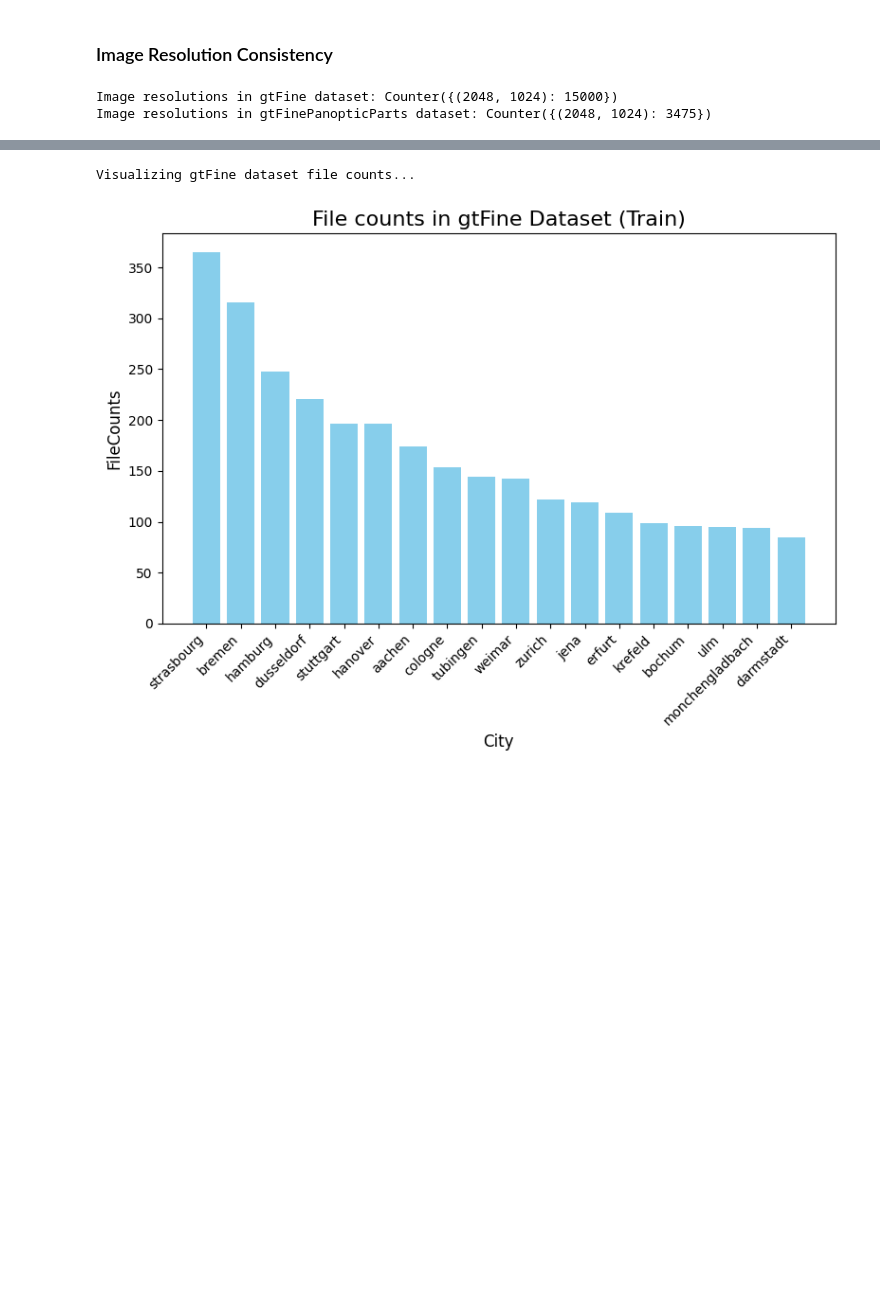
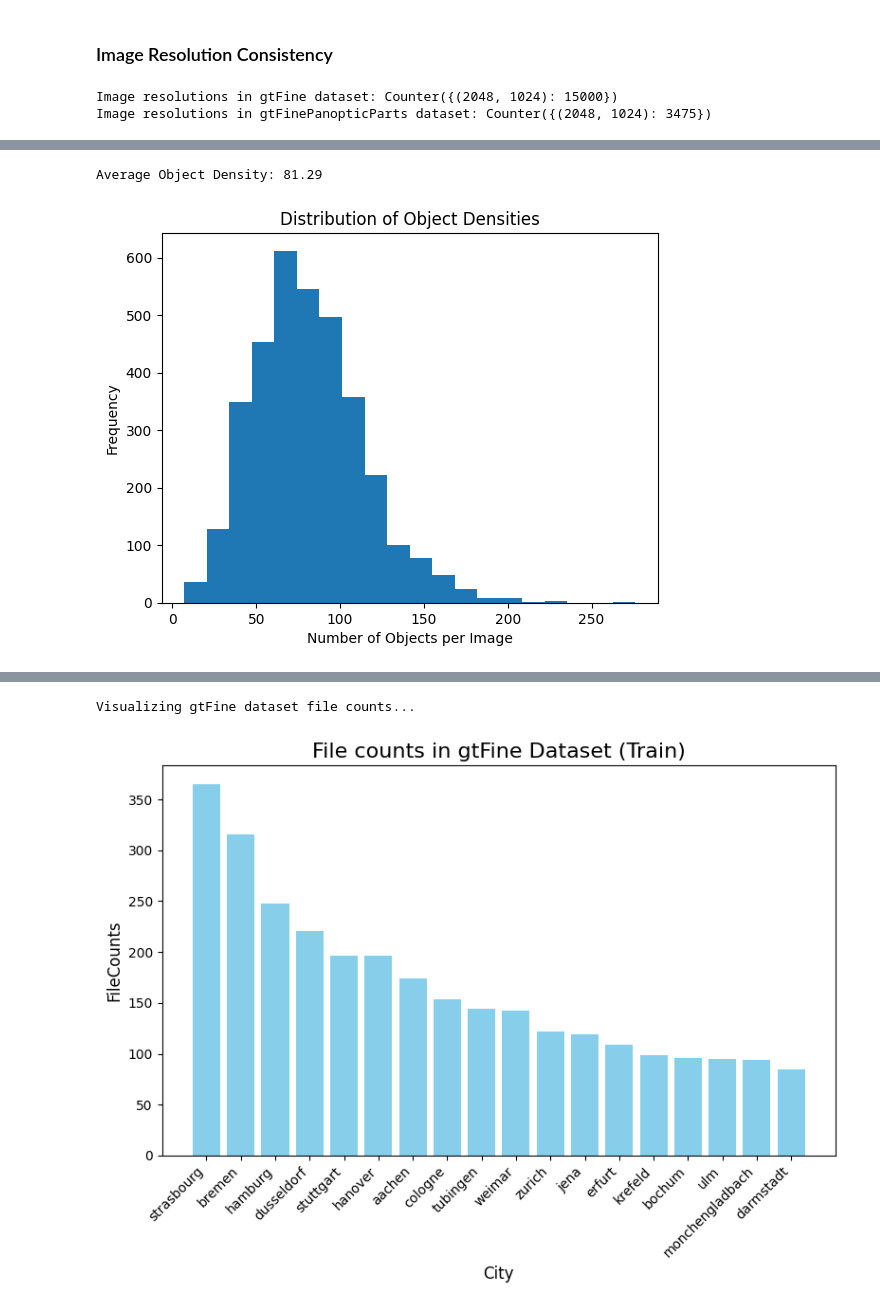
Before and after one commit to raz0208/City-Person-Dataset-EDA, a Jupyter notebook: CityPersonDatasetEDA.ipynb, the cells around one changed output, grey strips where cells are left out. Drawn from its saved outputs; the diff is of its cells as text; code cells hidden in the pictures; blank space fills up the shorter version.

```diff
--- a/CityPersonDatasetEDA.ipynb
+++ b/CityPersonDatasetEDA.ipynb
@@ -532,0 +577,19 @@ Image resolutions in gtFinePanopticParts dataset: Counter({(2048, 1024): 3475})
+# %%
+def calculate_object_density(json_files):
+    densities = []
+    for file in json_files:
+        with open(file, 'r') as f:
+            data = json.load(f)
+        densities.append(len(data['objects']))
+    return densities
+
+object_densities = calculate_object_density(json_files)
+print(f"Average Object Density: {np.mean(object_densities):.2f}")
+plt.hist(object_densities, bins=20)
+plt.title("Distribution of Object Densities")
+plt.xlabel("Number of Objects per Image")
+plt.ylabel("Frequency")
+plt.show()
+# %% [output]
+Average Object Density: 81.29
+[figure, added]
```
Also changed, not shown: parts of 3 cells of this notebook.
